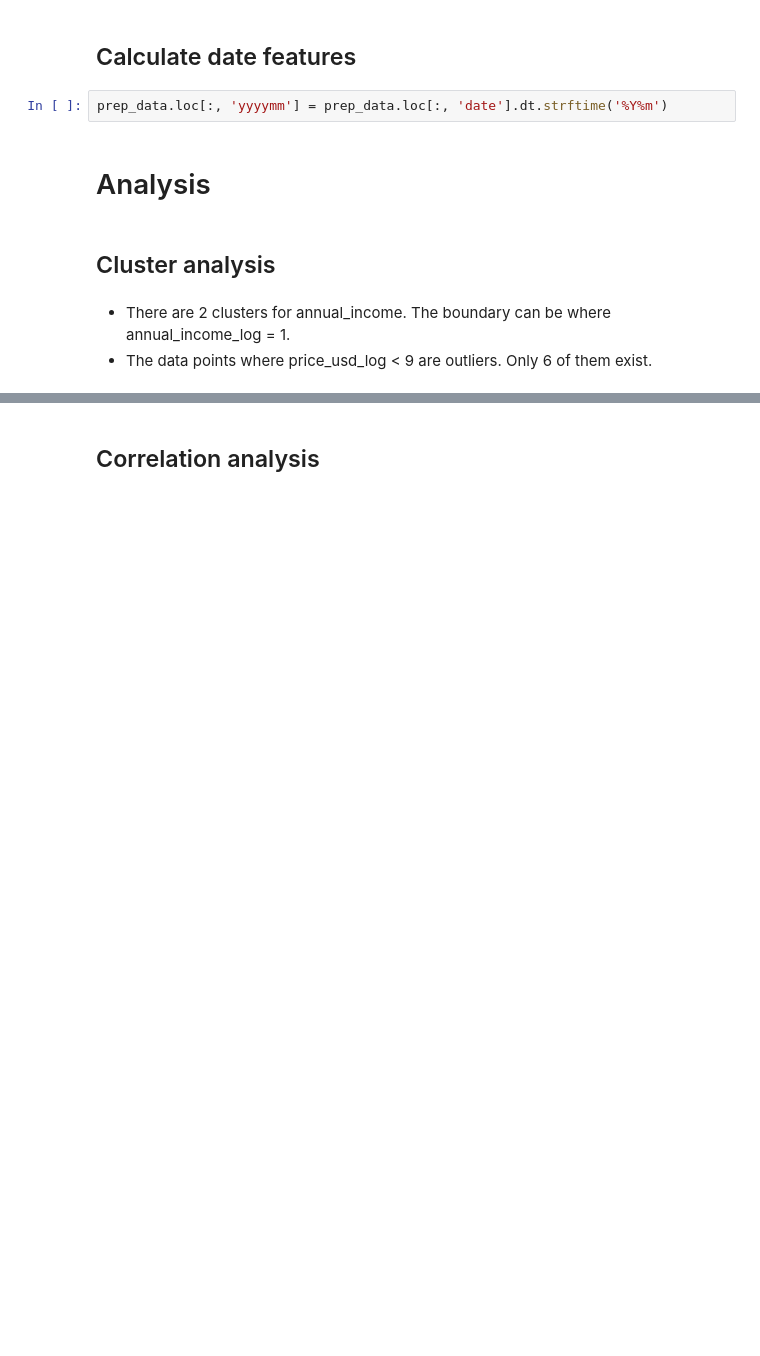
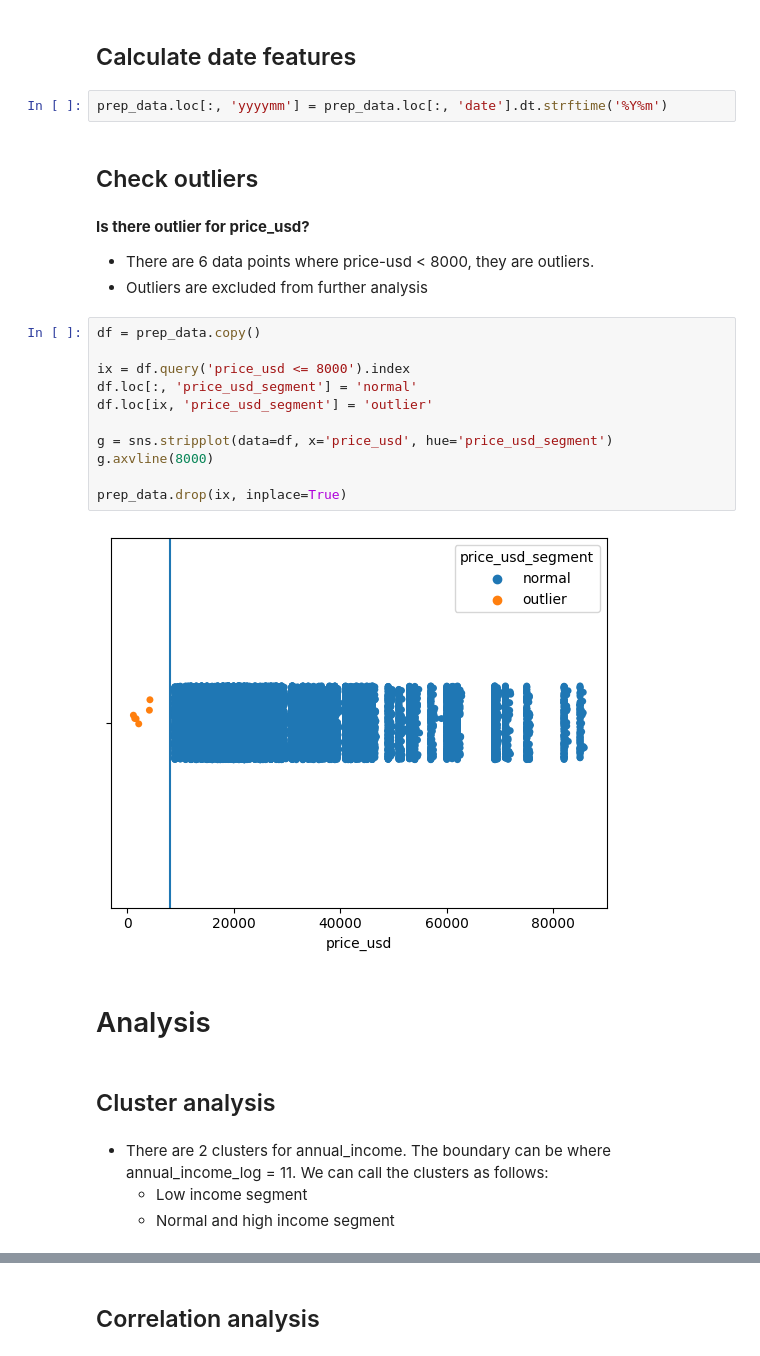
Before and after one commit to emremidilli/Car-Insurance-Risk-Forecasting, a Jupyter notebook: notebooks/02_exploratory_data_analysis.ipynb, the cells around one changed output, grey strips where cells are left out. Cells and saved outputs as stored; diff of their text form; blank space fills up the shorter version.

```diff
--- a/notebooks/02_exploratory_data_analysis.ipynb
+++ b/notebooks/02_exploratory_data_analysis.ipynb
@@ -37,13 +39,33 @@ prep_data = adjust_column_names(prep_data)
 ## Calculate date features
 # %%
 prep_data.loc[:, 'yyyymm'] = prep_data.loc[:, 'date'].dt.strftime('%Y%m')
-# %% [markdown]
-# Analysis
+# %% [markdown]
+## Check outliers
+# %% [markdown]
+**Is there outlier for price_usd?**
+* There are 6 data points where price-usd < 8000, they are outliers.
+* Outliers are excluded from further analysis
+# %%
+df = prep_data.copy()
+
+ix = df.query('price_usd <= 8000').index
+df.loc[:, 'price_usd_segment'] = 'normal'
+df.loc[ix, 'price_usd_segment'] = 'outlier'
+
+g = sns.stripplot(data=df, x='price_usd', hue='price_usd_segment')
+g.axvline(8000)
+
+prep_data.drop(ix, inplace=True)
+# %% [output]
+[figure, added]
+# %% [markdown]
+# Analysis
 # %% [markdown]
 ## Cluster analysis
 # %% [markdown]
-* There are 2 clusters for annual_income. The boundary can be where annual_income_log = 1.
-* The data points where price_usd_log < 9 are outliers. Only 6 of them exist.
+* There are 2 clusters for annual_income. The boundary can be where annual_income_log = 11. We can call the clusters as follows:
+    * Low income segment
+    * Normal and high income segment
 # %%
 df = prep_data.copy()
 df.loc[:, 'annual_income_log'] = np.log(df.loc[:, 'annual_income'] + 1)
```
Also changed, not shown: parts of 19 cells of this notebook, 1 other file.
